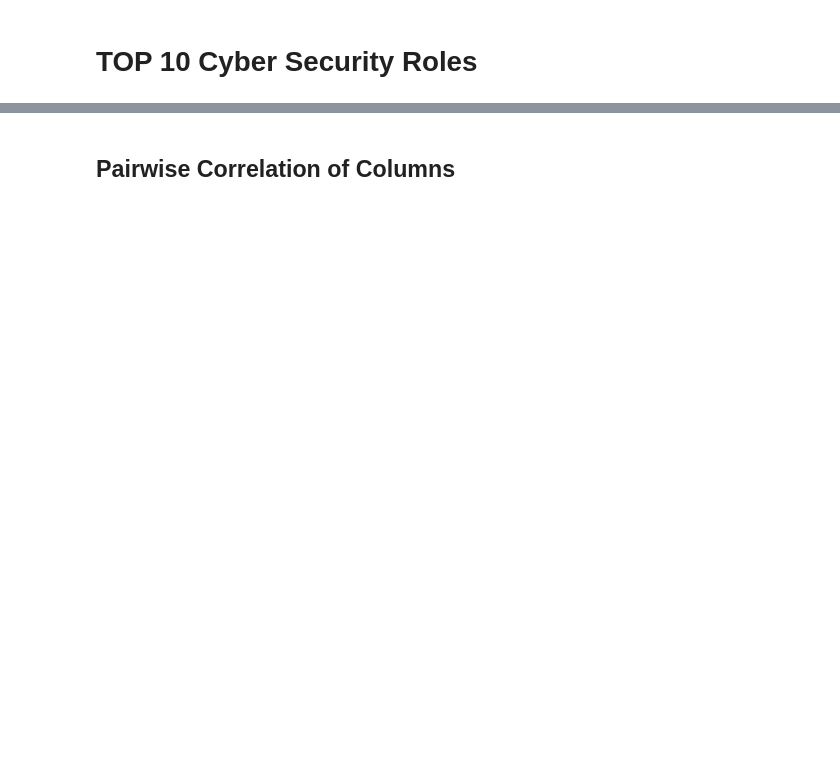
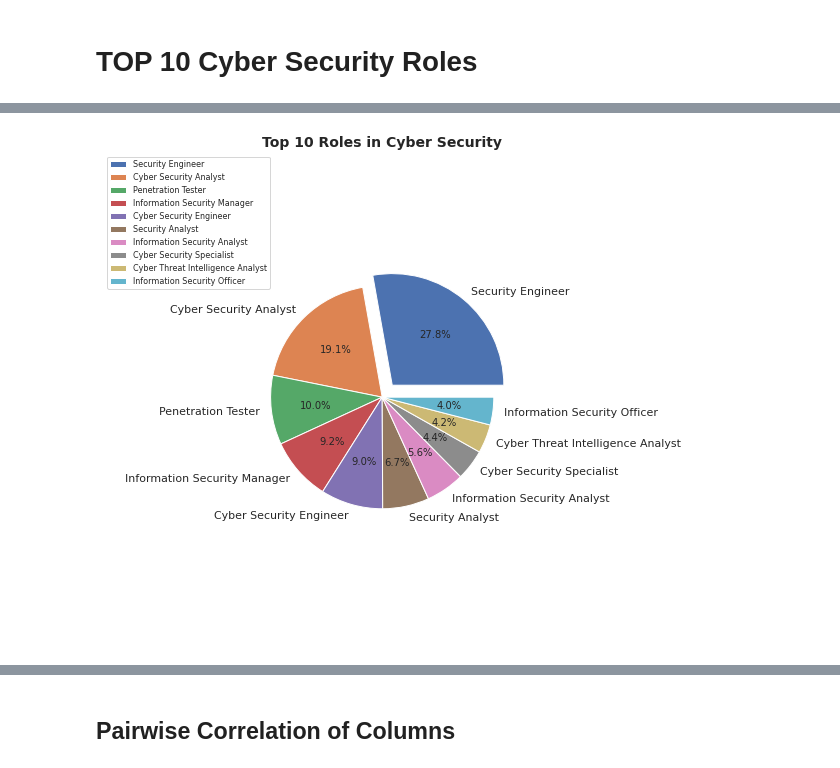
Before and after one commit to wa-le/cybersec-jobs-EDA, a Jupyter notebook: cybersec_jobs.ipynb, the cells around one changed output, grey strips where cells are left out. Drawn from its saved outputs; the diff is of its cells as text; code cells hidden in the pictures; blank space fills up the shorter version.

```diff
--- a/cybersec_jobs.ipynb
+++ b/cybersec_jobs.ipynb
@@ -159,0 +167,12 @@ plt.show()
+# %%
+top_10_roles = df1.job_title.value_counts().head(10)
+plt.figure(figsize= (10, 9))
+plt.axis("equal")
+mylabels = list(top_10_roles.index)
+plt.pie(x=top_10_roles.values, labels=mylabels, radius=0.5, autopct='%.1f%%', explode=[0.07,0,0,0,0,0,0,0,0,0])
+plt.title("Top 10 Roles in Cyber Security", fontsize=14, fontweight='bold')
+plt.legend()
+plt.legend(loc='upper left', fontsize=8)
+plt.show()
+# %% [output]
+[figure, added]
```
Also changed, not shown: parts of 22 cells of this notebook.
